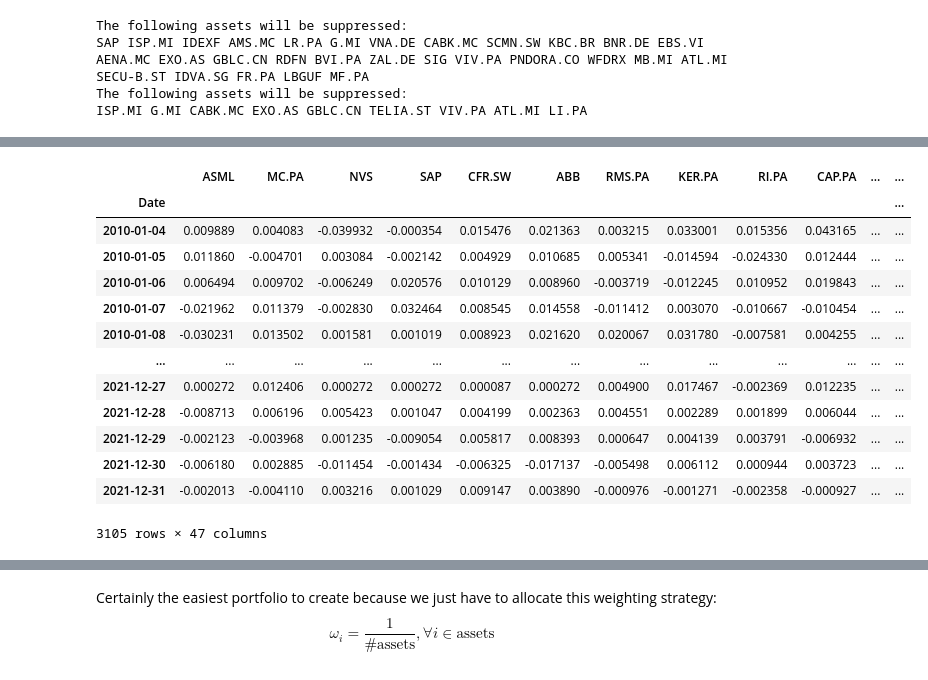
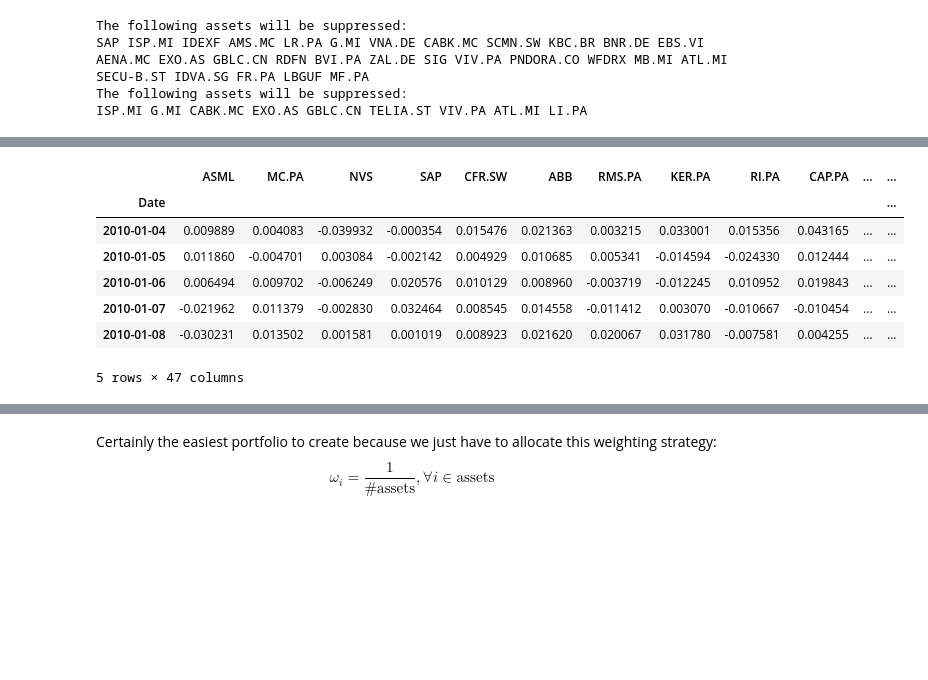
Before and after one commit to bashog/Portfolio-Construction, a Jupyter notebook: 3_portfolio_construction.ipynb, the cells around one changed output, grey strips where cells are left out. Cells and saved outputs as stored; diff of their text form; code cells hidden in the pictures; blank space fills up the shorter version.

```diff
--- a/3_portfolio_construction.ipynb
+++ b/3_portfolio_construction.ipynb
@@ -19,10 +19,12 @@ plt.rcParams['font.family'] = 'serif'
 # 1. Formating Datas
 # %%
 # Importation of the prices
-prices = pd.read_csv("datas/adjusted_daily_prices.csv")
+prices = pd.read_csv("datas/adjusted_daily_prices.csv", index_col=0, parse_dates=True)
 # Importation of the selected tickers
 tickers = tckrs.tickers
 
+prices = prices[tickers]
+
 # Plotting of the DataFrame
 prices.head()
 # %% [output]
@@ -36,9 +38,0 @@ prices.head()
-# %%
-# We keep only the selected tickers and the Date column
-prices = prices[["Date"]+tickers]
-
-# We transform the type of the Date column into datetime64[ns]
-prices["Date"] = pd.to_datetime(prices["Date"])
-
-# Printing of the DataFrame
-prices.head()
@@ -53,6 +39,3 @@ prices.head()
-# %%
-# We make the Date column the index
-prices.set_index("Date",drop=True,inplace=True)
 # %%
 # Calculation of the returns and we remove the NaN (at the beginning of the DataFrame and at the end)
 rends = prices.pct_change().dropna()
@@ -113,17 +102,11 @@ rends_train
 # %%
-rends_test
+rends_test.head()
 # %% [output]
 |  | ASML | MC.PA | NVS | SAP | CFR.SW | ABB | RMS.PA | KER.PA | RI.PA | CAP.PA | ... | ... |
 | Date |  |  |  |  |  |  |  |  |  |  |  | ... |
 | 2010-01-04 | 0.009889 | 0.004083 | -0.039932 | -0.000354 | 0.015476 | 0.021363 | 0.003215 | 0.033001 | 0.015356 | 0.043165 | ... | ... |
 | 2010-01-05 | 0.011860 | -0.004701 | 0.003084 | -0.002142 | 0.004929 | 0.010685 | 0.005341 | -0.014594 | -0.024330 | 0.012444 | ... | ... |
 | 2010-01-06 | 0.006494 | 0.009702 | -0.006249 | 0.020576 | 0.010129 | 0.008960 | -0.003719 | -0.012245 | 0.010952 | 0.019843 | ... | ... |
 | 2010-01-07 | -0.021962 | 0.011379 | -0.002830 | 0.032464 | 0.008545 | 0.014558 | -0.011412 | 0.003070 | -0.010667 | -0.010454 | ... | ... |
 | 2010-01-08 | -0.030231 | 0.013502 | 0.001581 | 0.001019 | 0.008923 | 0.021620 | 0.020067 | 0.031780 | -0.007581 | 0.004255 | ... | ... |
-| ... | ... | ... | ... | ... | ... | ... | ... | ... | ... | ... | ... | ... |
-| 2021-12-27 | 0.000272 | 0.012406 | 0.000272 | 0.000272 | 0.000087 | 0.000272 | 0.004900 | 0.017467 | -0.002369 | 0.012235 | ... | ... |
-| 2021-12-28 | -0.008713 | 0.006196 | 0.005423 | 0.001047 | 0.004199 | 0.002363 | 0.004551 | 0.002289 | 0.001899 | 0.006044 | ... | ... |
-| 2021-12-29 | -0.002123 | -0.003968 | 0.001235 | -0.009054 | 0.005817 | 0.008393 | 0.000647 | 0.004139 | 0.003791 | -0.006932 | ... | ... |
-| 2021-12-30 | -0.006180 | 0.002885 | -0.011454 | -0.001434 | -0.006325 | -0.017137 | -0.005498 | 0.006112 | 0.000944 | 0.003723 | ... | ... |
-| 2021-12-31 | -0.002013 | -0.004110 | 0.003216 | 0.001029 | 0.009147 | 0.003890 | -0.000976 | -0.001271 | -0.002358 | -0.000927 | ... | ... |
-3105 rows × 47 columns
+5 rows × 47 columns
```
Also changed, not shown: parts of 10 cells of this notebook, 1 other file.
